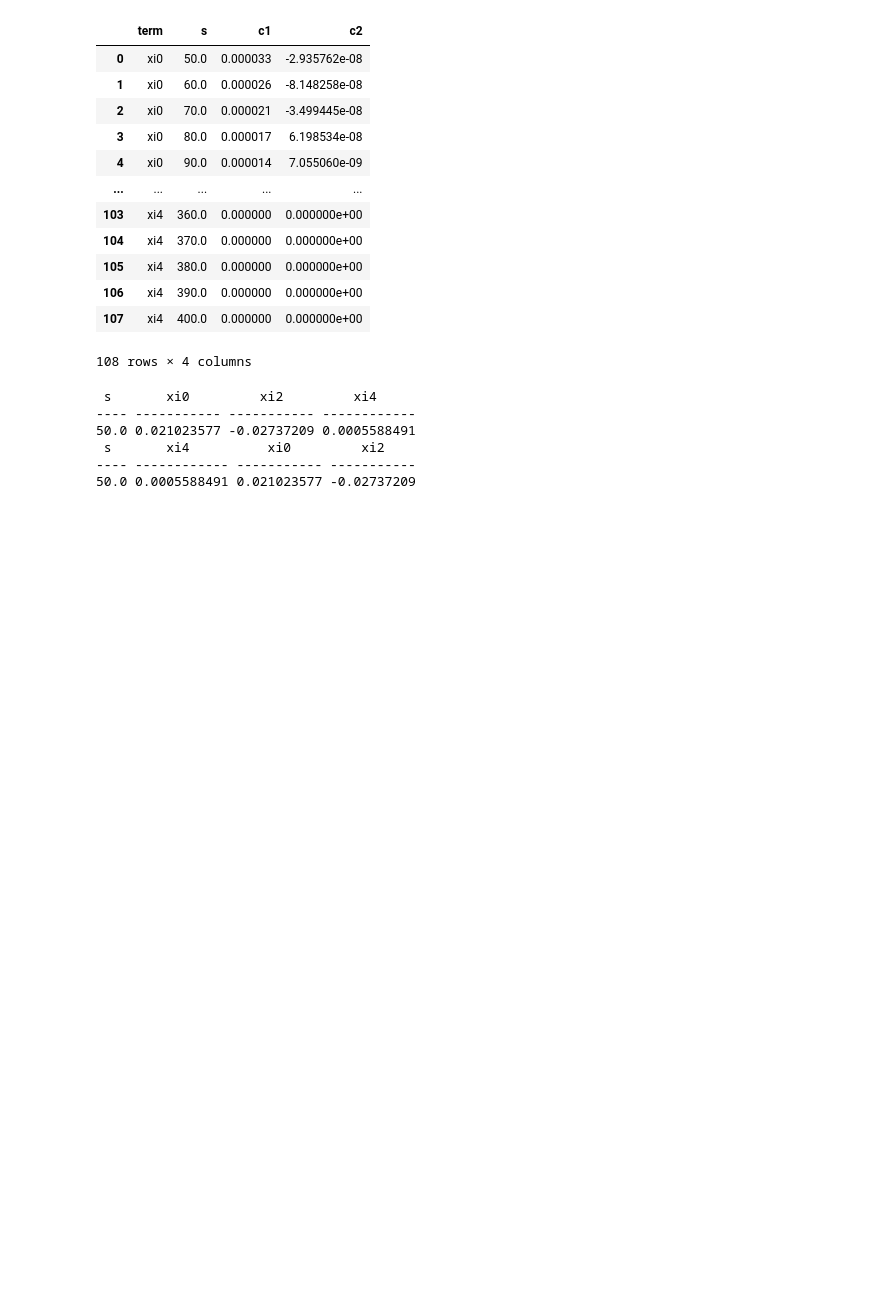
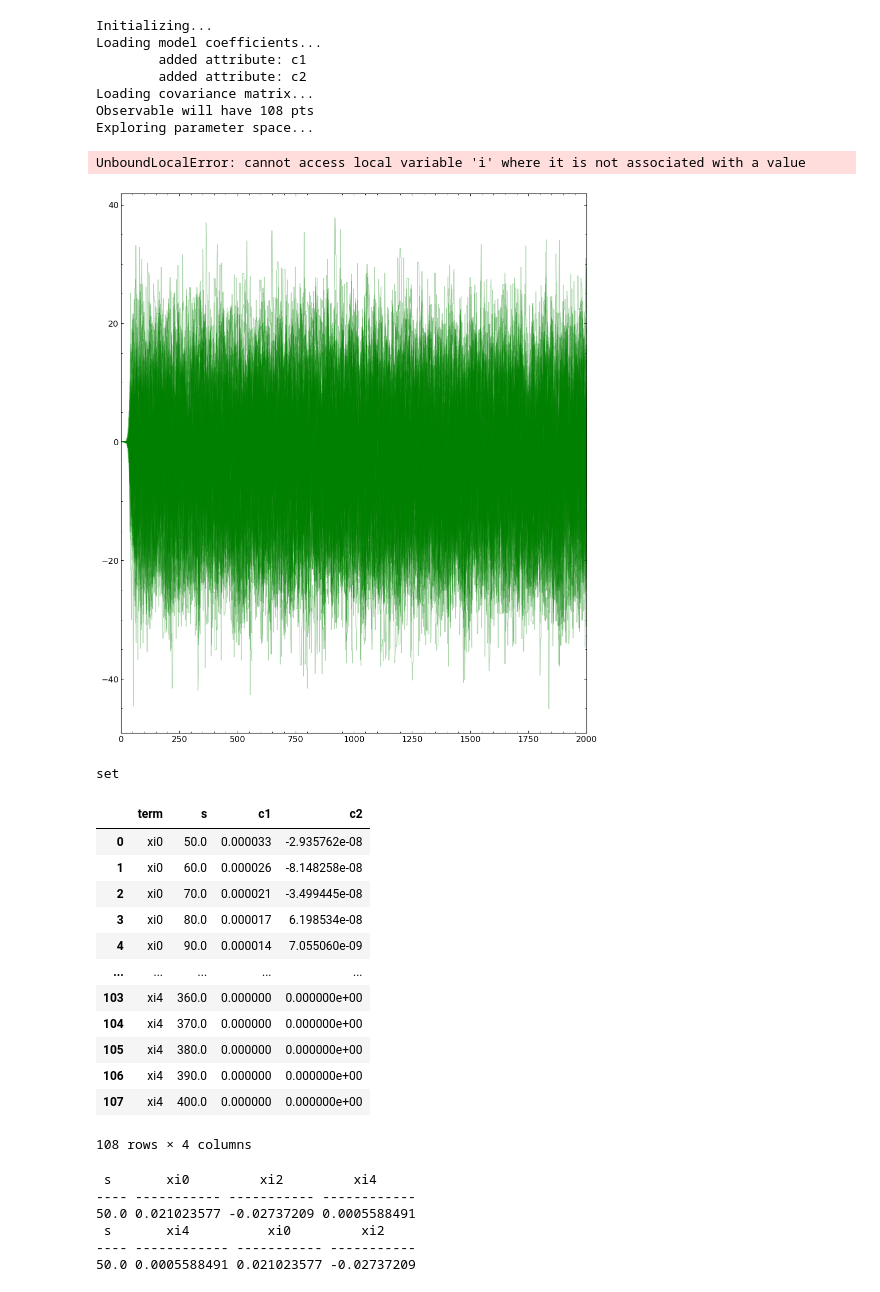
Before and after one commit to Hugh-Randall/MCMC_chain_code, a Jupyter notebook: scratch_work.ipynb, the cells around one changed output. Cells and saved outputs as stored; diff of their text form; code cells hidden in the pictures; blank space fills up the shorter version.

```diff
--- a/scratch_work.ipynb
+++ b/scratch_work.ipynb
@@ -29,3 +61,32 @@ ch.show_params()
+# %%
+from codes.MathModels import fNL_only
+
+mod = PNGmodel(fid_corr = './inputs/abacus_averaged_fiducial_wts_fixed.fits',
+               math_model = fNL_only())
+
+mod.load_fits(file = './inputs/quadfits_LRG_FastPM_Y3_fnl.csv')
+
+mod.load_covariance(cov_pkg = './inputs/EZ_mock_covariance_matrix.npy')
+
+mod.run_sampling(min_type='data', # must be first argument
+                 fname_chain=f'./outputs/testchain_fNL_only.txt', # must be second argument
+                 data_obs = f'./inputs/Y1_LRG_correlations_v1.5_.fits', # must provide data if min_type='data'
+                 nsteps = 2000, # Optional. Defaults to 20000, but set to 2000 for code testing
+                )
+# %% [output]
+Initializing...
+Loading model coefficients...
+        added attribute: c1
+        added attribute: c2
+Loading covariance matrix...
+Observable will have 108 pts
+Exploring parameter space...
+UnboundLocalError: cannot access local variable 'i' where it is not associated with a value
+[figure, added]
+# %%
+type(set())
+# %% [output]
+set
 # %%
 df = pd.read_csv('./inputs/quadfits_LRG_FastPM_Y3_fnl.csv')
 terms = ['xi0', 'xi2', 'xi4']
```
Also changed, not shown: parts of 4 cells of this notebook, 3 other files.
